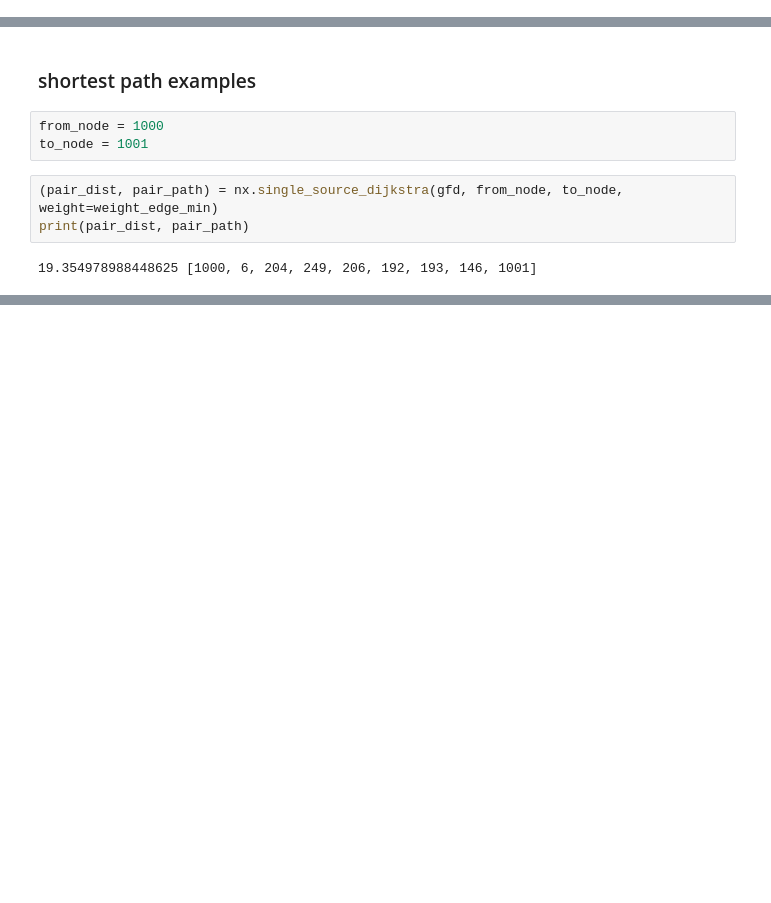
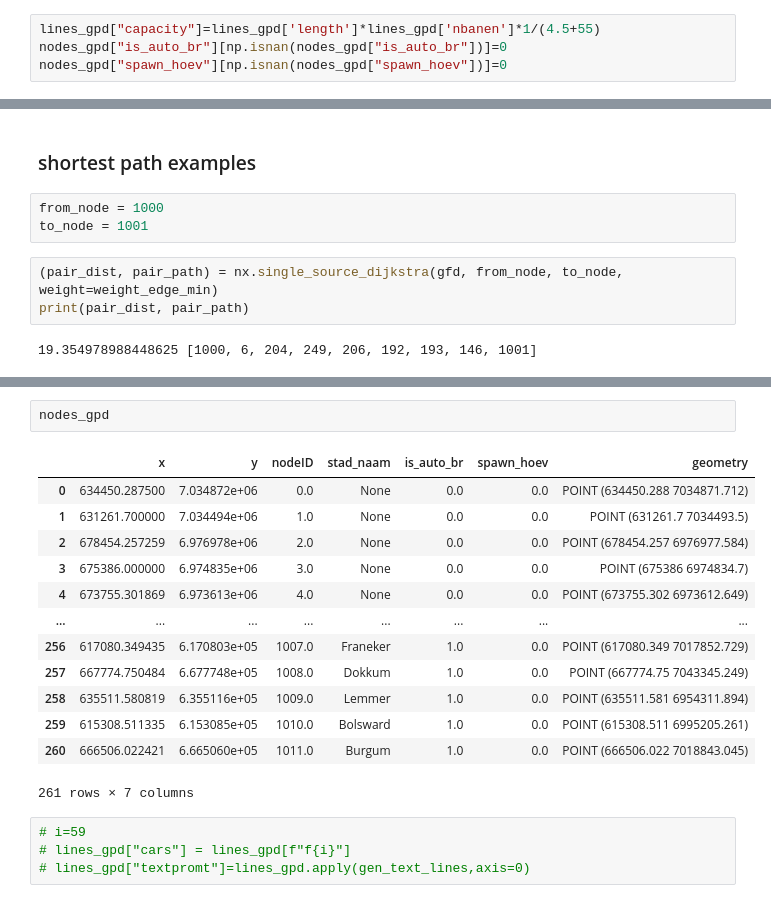
Before and after one commit to aveenthoven/TrafficModel, a Jupyter notebook: FrieslandModel/extended graph model.ipynb, the cells around one changed output, grey strips where cells are left out. Drawn from its saved outputs; the diff is of its cells as text; blank space fills up the shorter version.

```diff
--- a/FrieslandModel/extended graph model.ipynb
+++ b/FrieslandModel/extended graph model.ipynb
@@ -6,3 +125,7 @@ import matplotlib.pyplot as plt
 # %%
 nodes_gpd = gpd.read_file('./wegengraaf2/points.shp')
 lines_gpd = gpd.read_file('./wegengraaf2/lines.shp')
+# %%
+lines_gpd["capacity"]=lines_gpd['length']*lines_gpd['nbanen']*1/(4.5+55)
+nodes_gpd["is_auto_br"][np.isnan(nodes_gpd["is_auto_br"])]=0
+nodes_gpd["spawn_hoev"][np.isnan(nodes_gpd["spawn_hoev"])]=0
@@ -66,0 +320,20 @@ plt.show()
+# %%
+nodes_gpd
+# %% [output]
+|  | x | y | nodeID | stad_naam | is_auto_br | spawn_hoev | geometry |
+| 0 | 634450.287500 | 7.034872e+06 | 0.0 | None | 0.0 | 0.0 | POINT (634450.288 7034871.712) |
+| 1 | 631261.700000 | 7.034494e+06 | 1.0 | None | 0.0 | 0.0 | POINT (631261.7 7034493.5) |
+| 2 | 678454.257259 | 6.976978e+06 | 2.0 | None | 0.0 | 0.0 | POINT (678454.257 6976977.584) |
+| 3 | 675386.000000 | 6.974835e+06 | 3.0 | None | 0.0 | 0.0 | POINT (675386 6974834.7) |
+| 4 | 673755.301869 | 6.973613e+06 | 4.0 | None | 0.0 | 0.0 | POINT (673755.302 6973612.649) |
+| ... | ... | ... | ... | ... | ... | ... | ... |
+| 256 | 617080.349435 | 6.170803e+05 | 1007.0 | Franeker | 1.0 | 0.0 | POINT (617080.349 7017852.729) |
+| 257 | 667774.750484 | 6.677748e+05 | 1008.0 | Dokkum | 1.0 | 0.0 | POINT (667774.75 7043345.249) |
+| 258 | 635511.580819 | 6.355116e+05 | 1009.0 | Lemmer | 1.0 | 0.0 | POINT (635511.581 6954311.894) |
+| 259 | 615308.511335 | 6.153085e+05 | 1010.0 | Bolsward | 1.0 | 0.0 | POINT (615308.511 6995205.261) |
+| 260 | 666506.022421 | 6.665060e+05 | 1011.0 | Burgum | 1.0 | 0.0 | POINT (666506.022 7018843.045) |
+261 rows × 7 columns
+# %%
+# i=59
+# lines_gpd["cars"] = lines_gpd[f"f{i}"]
+# lines_gpd["textpromt"]=lines_gpd.apply(gen_text_lines,axis=0)
```
Also changed, not shown: parts of 15 cells of this notebook, 11 other files.
